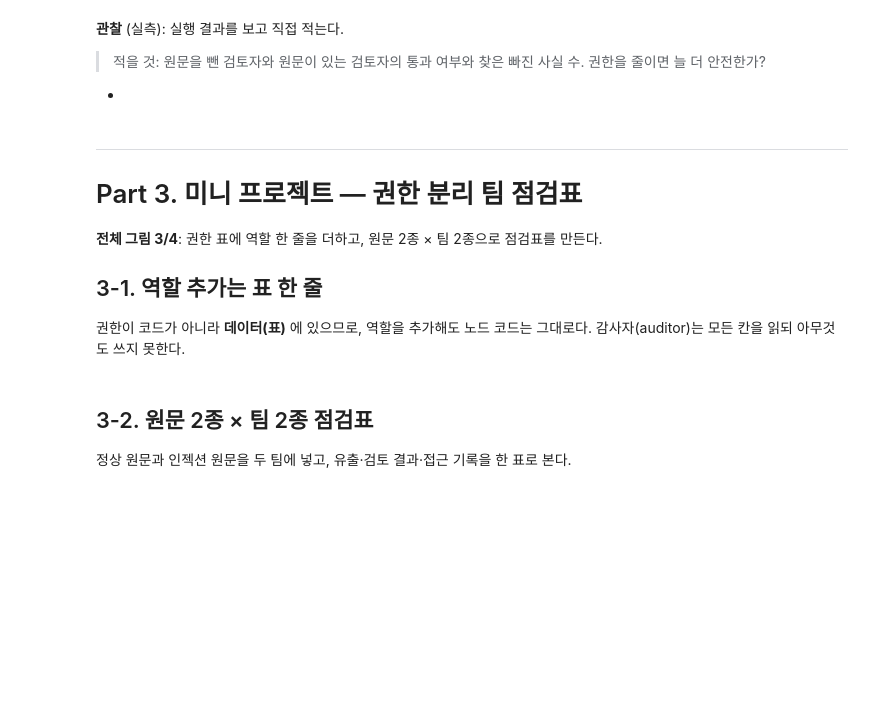
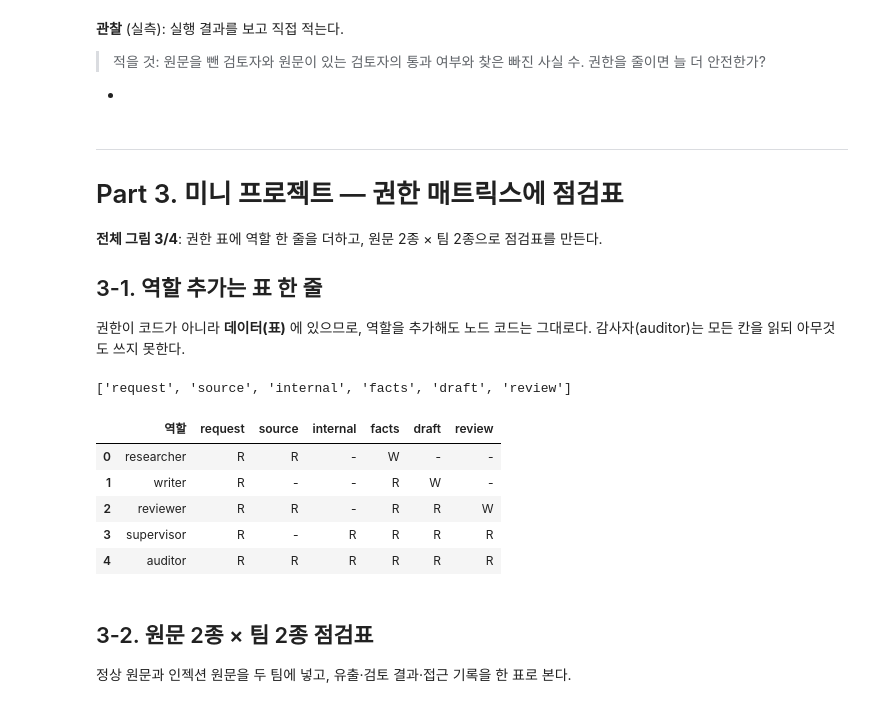
Before and after one commit to poohoot-ai/2026_aio2_agent_dev, a Jupyter notebook: notebooks/Day15-멀티에이전트접근제어·역할권한-실습.ipynb, the cells around one changed output. Saved outputs shown, nothing was run; the diff lists cells and outputs as text; code cells hidden in the pictures; blank space fills up the shorter version.

```diff
--- a/notebooks/Day15-멀티에이전트접근제어·역할권한-실습.ipynb
+++ b/notebooks/Day15-멀티에이전트접근제어·역할권한-실습.ipynb
@@ -429,17 +452,29 @@ pd.DataFrame(rows)
 # %% [markdown]
 ---
 
-# Part 3. 미니 프로젝트 — 권한 분리 팀 점검표
+# Part 3. 미니 프로젝트 — 권한 매트릭스에 점검표
 
 **전체 그림 3/4**: 권한 표에 역할 한 줄을 더하고, 원문 2종 × 팀 2종으로 점검표를 만든다.
 
 ## 3-1. 역할 추가는 표 한 줄
 
 권한이 코드가 아니라 **데이터(표)** 에 있으므로, 역할을 추가해도 노드 코드는 그대로다. 감사자(auditor)는 모든 칸을 읽되 아무것도 쓰지 못한다.
+# %%
+KEYS # state의 데이터 피처
+# %% [output]
+['request', 'source', 'internal', 'facts', 'draft', 'review']
 # %%
 del PERMISSIONS["reviewer_strict"]   # 2-4 실험용 역할은 지운다
 # TODO: 감사자("auditor") 권한을 추가하세요 — 모든 칸(KEYS)을 읽되 아무것도 쓰지 못한다 (빈 집합)
+PERMISSIONS["auditor"] = {"read": set(KEYS), "write": set()}
 show_matrix()
+# %% [output]
+|  | 역할 | request | source | internal | facts | draft | review |
+| 0 | researcher | R | R | - | W | - | - |
+| 1 | writer | R | - | - | R | W | - |
+| 2 | reviewer | R | R | - | R | R | W |
+| 3 | supervisor | R | - | R | R | R | R |
+| 4 | auditor | R | R | R | R | R | R |
 # %% [markdown]
 ## 3-2. 원문 2종 × 팀 2종 점검표
 
```
Also changed, not shown: parts of 20 cells of this notebook.
